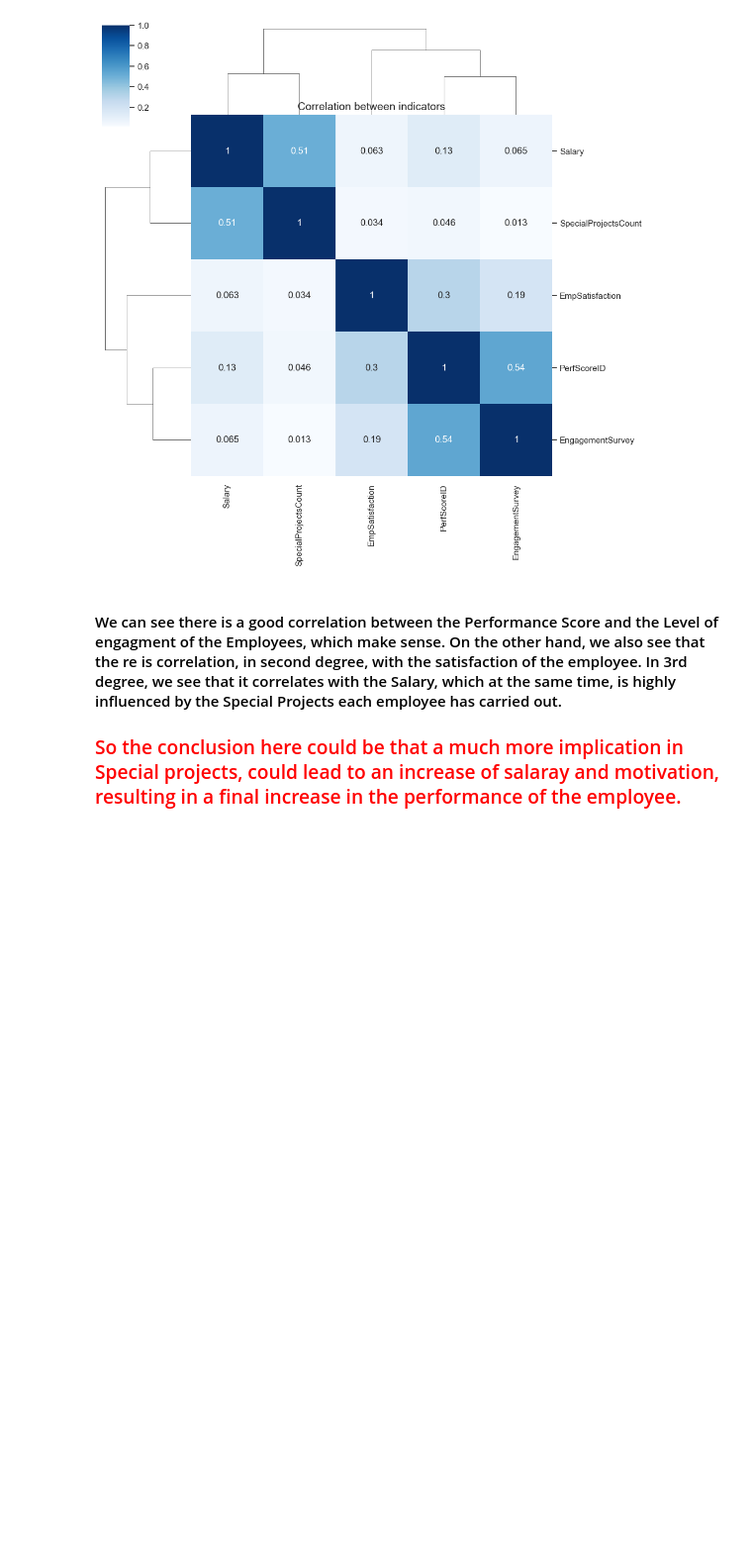
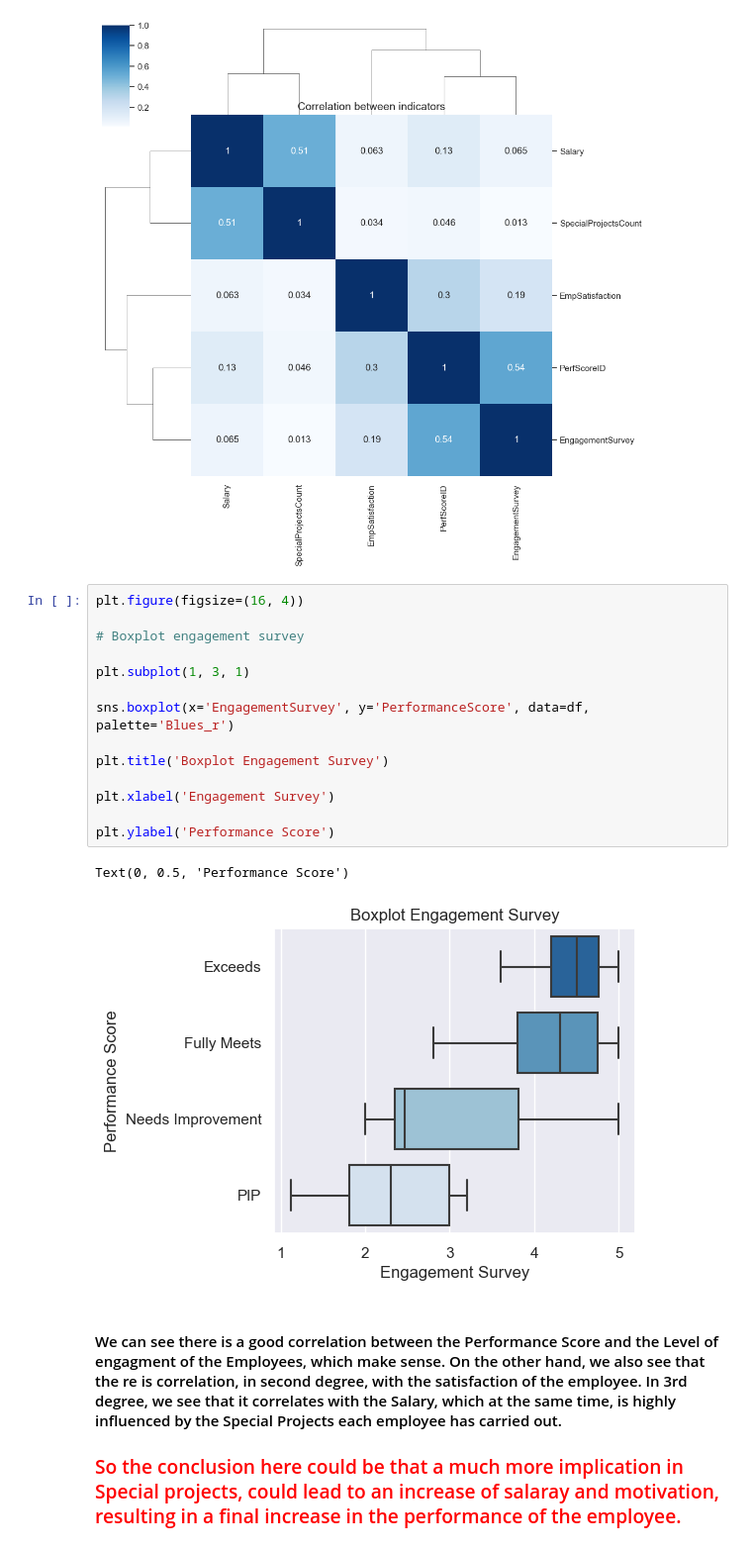
Before and after one commit to PaulBeBo/HackathonHR, a Jupyter notebook: scripts/HackathonHR_Paul.ipynb, the cells around one changed output. Shown at 99% size. Drawn from its saved outputs; the diff is of its cells as text; blank space fills up the shorter version.

```diff
--- a/scripts/HackathonHR_Paul.ipynb
+++ b/scripts/HackathonHR_Paul.ipynb
@@ -401,6 +401,23 @@ plt.setp(clustermap.ax_heatmap.yaxis.get_majorticklabels(), rotation=0)
 [None, None, None, None, None, None, None, None, None, None]
 <Figure size 1000x600 with 0 Axes>
 [figure]
+# %%
+plt.figure(figsize=(16, 4))
+
+# Boxplot engagement survey
+
+plt.subplot(1, 3, 1)
+
+sns.boxplot(x='EngagementSurvey', y='PerformanceScore', data=df, palette='Blues_r')
+
+plt.title('Boxplot Engagement Survey')
+
+plt.xlabel('Engagement Survey')
+
+plt.ylabel('Performance Score')
+# %% [output]
+Text(0, 0.5, 'Performance Score')
+[figure, added]
 # %% [markdown]
 #### We can see there is a good correlation between the Performance Score and the Level of engagment of the Employees, which make sense. On the other hand, we also see that the re is correlation, in second degree, with the satisfaction of the employee. In 3rd degree, we see that it correlates with the Salary, which at the same time, is highly influenced by the Special Projects each employee has carried out.
 ### <span style="color:red">So the conclusion here could be that a much more implication in Special projects, could lead to an increase of salaray and motivation, resulting in a final increase in the performance of the employee.
```
Also changed, not shown: parts of 21 cells of this notebook.
